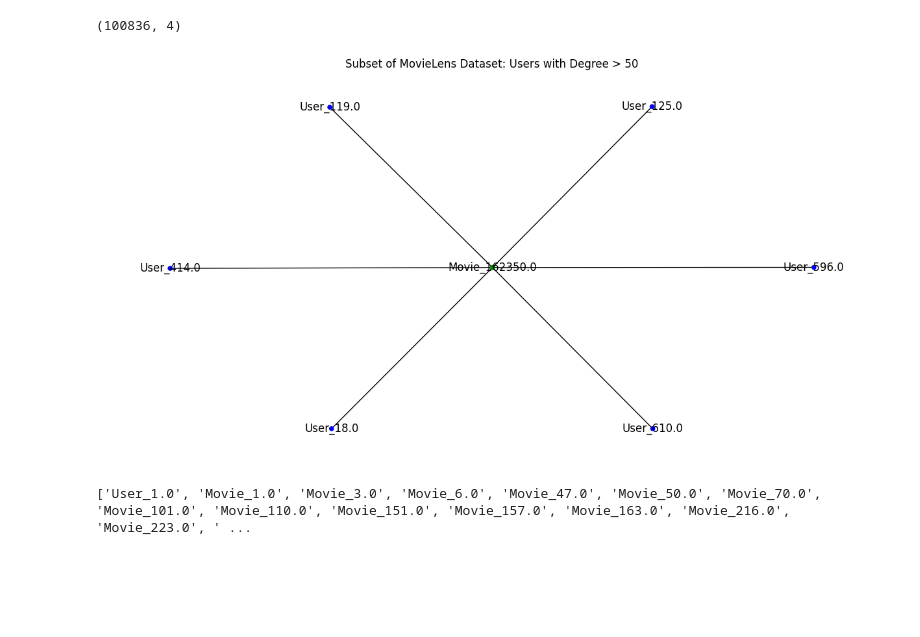
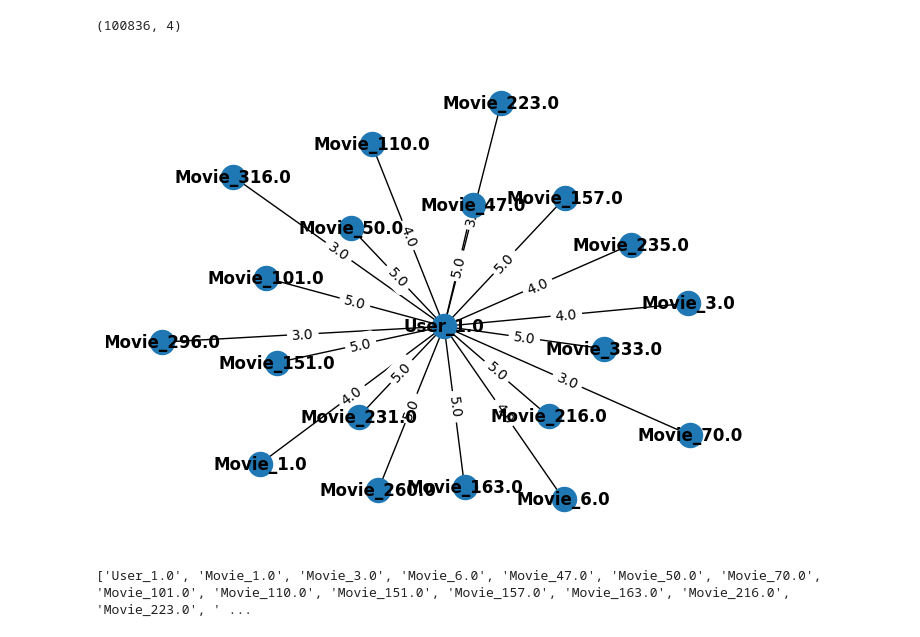
Before and after one commit to davideneffat/movie_recommendations, a Jupyter notebook: movielens.ipynb, the cells around one changed output. Cells and saved outputs as stored; diff of their text form; code cells hidden in the pictures; blank space fills up the shorter version.

```diff
--- a/movielens.ipynb
+++ b/movielens.ipynb
@@ -48,36 +50,36 @@ dataset.shape
 # %%
 import networkx as nx
 import matplotlib.pyplot as plt
 
 # Create a graph using NetworkX
 G = nx.Graph()
 
 # Add nodes (users and movies) and edges (interactions)
 for _, row in dataset.iterrows():
     user_id = f"User_{row['userId']}"
     movie_id = f"Movie_{row['movieId']}"
 
     G.add_node(user_id, bipartite=0)
     G.add_node(movie_id, bipartite=1)
-    G.add_edge(user_id, movie_id)
+    rating = row['rating']
+    G.add_edge(user_id, movie_id, weight=rating)
 
-# Filter nodes based on user degree
-user_nodes = [node for node in G.nodes if "Movie_162350" in node]
+# Get the first 20 nodes
+nodes_to_print = list(G.nodes)[:20]
 
-# Create a subgraph with filtered nodes
-filtered_nodes = user_nodes + list(set(neighbor for node in user_nodes for neighbor in G.neighbors(node)))
-filtered_G = G.subgraph(filtered_nodes)
+# Create a subgraph with only the first 20 nodes
+subgraph = G.subgraph(nodes_to_print)
 
-# Visualize the subgraph
-pos = nx.spring_layout(filtered_G)
-colors = ["blue" if "User_" in node else "green" for node in filtered_G.nodes]
+# Draw the subgraph
+pos = nx.spring_layout(subgraph)  # You can choose a different layout if needed
+nx.draw(subgraph, pos, with_labels=True, font_weight='bold')
+labels = nx.get_edge_attributes(subgraph, 'weight')
+nx.draw_networkx_edge_labels(subgraph, pos, edge_labels=labels)
 
-plt.figure(figsize=(12, 6))
-nx.draw(filtered_G, pos, with_labels=True, node_color=colors, node_size=20)
-plt.title("Subset of MovieLens Dataset: Users with Degree > 50")
+# Show the plot
 plt.show()
 # %% [output]
-[figure, old version]
+[figure, new version]
 # %%
 print(G.nodes)
 # %% [output]
```
Also changed, not shown: parts of 7 cells of this notebook.
